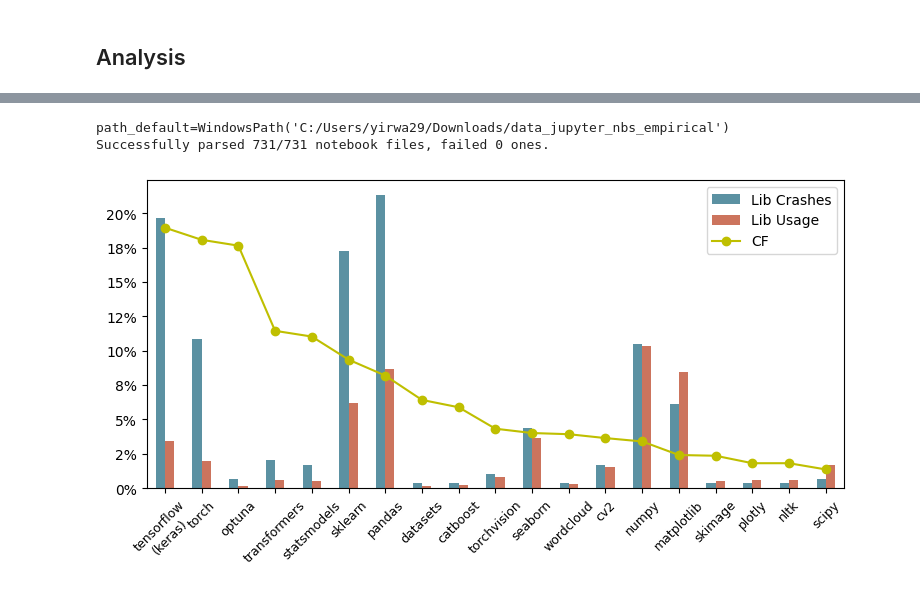
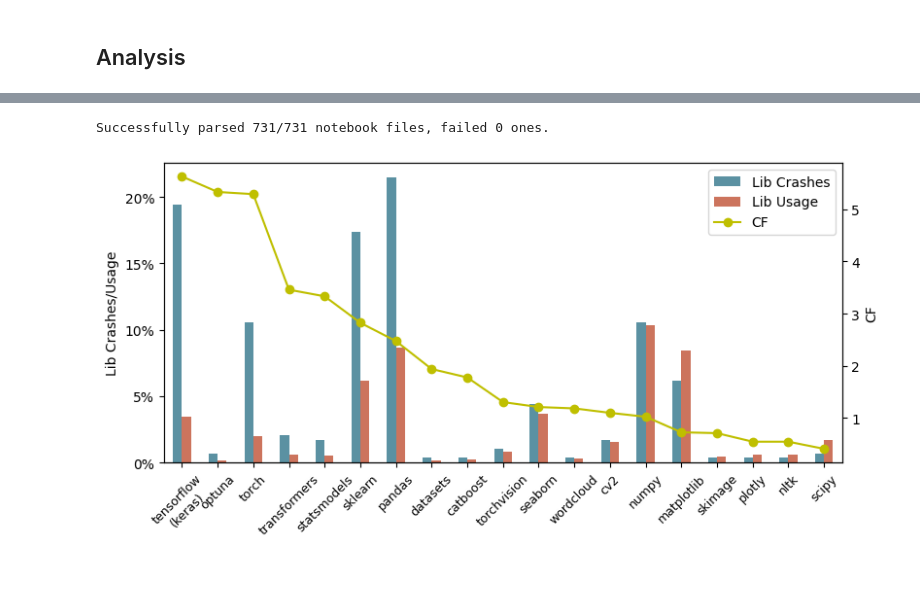
Before and after one commit to PELAB-LiU/jupyter_nbs_empirical, a Jupyter notebook: data_analysis_[additional-manual_labels_libraries].ipynb, the cells around one changed output, grey strips where cells are left out. Saved outputs shown, nothing was run; the diff lists cells and outputs as text; code cells hidden in the pictures.

```diff
--- a/data_analysis_[additional-manual_labels_libraries].ipynb
+++ b/data_analysis_[additional-manual_labels_libraries].ipynb
@@ -68,13 +70,12 @@ import utils.imports_parser as imports_parser
 import pandas as pd
 import utils.config as config
 
-res = imports_parser.get_imports_nbs_static(config.path_default.joinpath("Manual_labeing\sampled_nbs_resampled"), imports_parser.get_imports_line_outermost)
+res = imports_parser.get_imports_nbs_static(config.path_default.joinpath("Manual_labeling/sampled_nbs_resampled"), imports_parser.get_imports_line_outermost)
 res_pd = pd.DataFrame.from_dict(res)
 df_mllibs_frequency = res_pd.explode('imports', ignore_index=True).imports.value_counts()
 df_mllibs_frequency = pd.DataFrame.from_dict(df_mllibs_frequency)
 df_mllibs_frequency["frequency"] = df_mllibs_frequency["count"]/sum(df_mllibs_frequency["count"])*100
 # %% [output]
-path_default=WindowsPath('C:/Users/yirwa29/Downloads/data_jupyter_nbs_empirical')
 Successfully parsed 731/731 notebook files, failed 0 ones.
 # %%
 df_mllibs_frequency = df_mllibs_frequency[df_mllibs_frequency.index.isin(df_mllibs_cause.index)]
@@ -82,9 +83,9 @@ df_mllibs_cause = df_mllibs_cause.reindex(df_mllibs_frequency.index)
 df_mllibs_cause["Lib Crashes"] = df_mllibs_cause["count"]/sum(df_mllibs_cause["count"])*100
 df_mllibs_cause["Lib Usage"] = df_mllibs_frequency["frequency"].values
 # %%
-df_mllibs_cause["CF_ori"] = df_mllibs_cause["Lib Crashes"]/df_mllibs_cause["Lib Usage"]
+df_mllibs_cause["CF"] = df_mllibs_cause["Lib Crashes"]/df_mllibs_cause["Lib Usage"]
 df_mllibs_cause = df_mllibs_cause.sort_values(by='CF_ori', ascending=False)
-df_mllibs_cause["CF"] = df_mllibs_cause["CF_ori"]/30*100 # normalized ratio
+# df_mllibs_cause["CF"] = df_mllibs_cause["CF_ori"]/30*100 # normalized ratio
 # %%
 df_mllibs_cause.index = [
     "tensorflow\n(keras)" if i == 0 else label
@@ -101,13 +102,22 @@ cm_dp = mycolor.cm_dp
 # %%
 import matplotlib.pyplot as plt
 
+ax = df_mllibs_cause.plot(y=["Lib Crashes", "Lib Usage"], kind="bar", color = [cm_dp(20),cm_dp(230)], figsize=(9,4))
+ax2 = ax.twinx()
+df_mllibs_cause.plot(y=['CF'], linestyle='-', marker='o', ax=ax2, color="y")
 
-ax = df_mllibs_cause.plot(y=["Lib Crashes", "Lib Usage"], kind="bar", color = [cm_dp(20),cm_dp(230)], figsize=(9,4))
-df_mllibs_cause.plot(y=['CF'], linestyle='-', marker='o', ax=ax, color="y")
+ax.set_ylabel("Lib Crashes/Usage")
+ax2.set_ylabel("CF")
+
+handles1, labels1 = ax.get_legend_handles_labels()
+handles2, labels2 = ax2.get_legend_handles_labels()
+ax.legend(handles1 + handles2, labels1 + labels2, loc="upper right")
+ax2.get_legend().remove()
+
 ax.tick_params(axis='x', labelsize=9, labelrotation=45)
 ax.set_xlabel('')
 ax.yaxis.set_major_formatter(PercentFormatter(decimals=0))
 plt.savefig(config.path_plot_default.joinpath("library.pdf"), bbox_inches='tight')
 plt.show()
 # %% [output]
-[figure, old version]
+[figure, new version]
```
Also changed, not shown: parts of 2 cells of this notebook, 1 other file.
